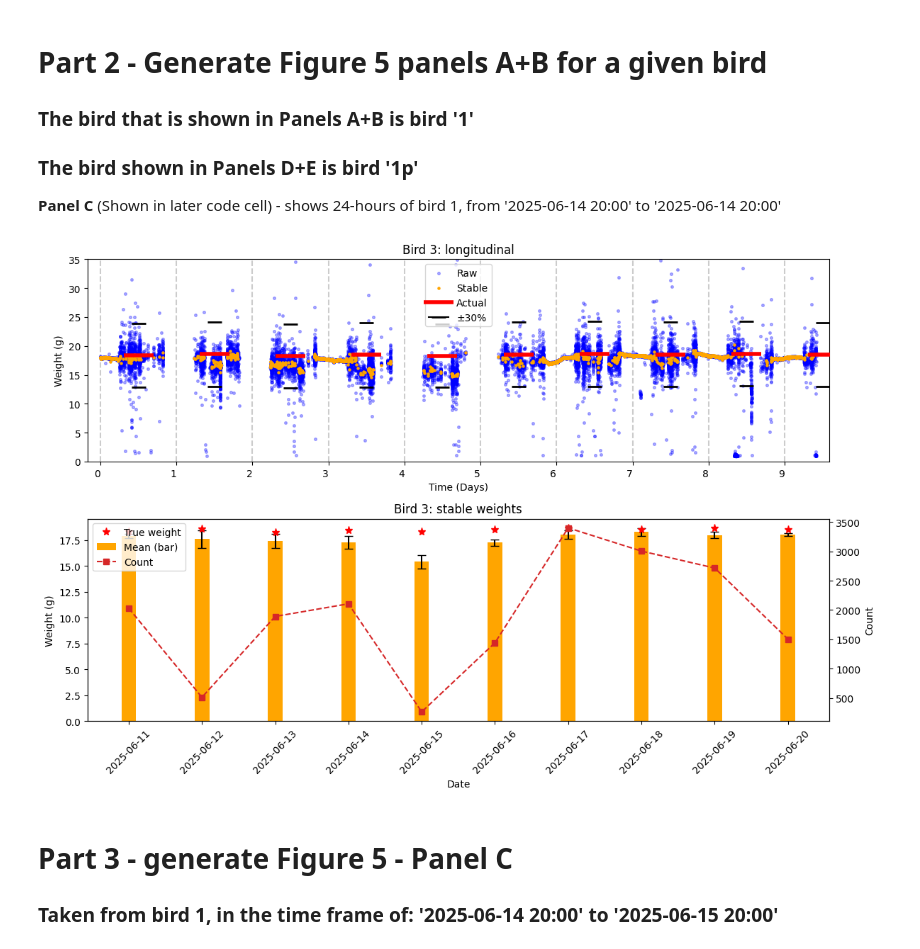
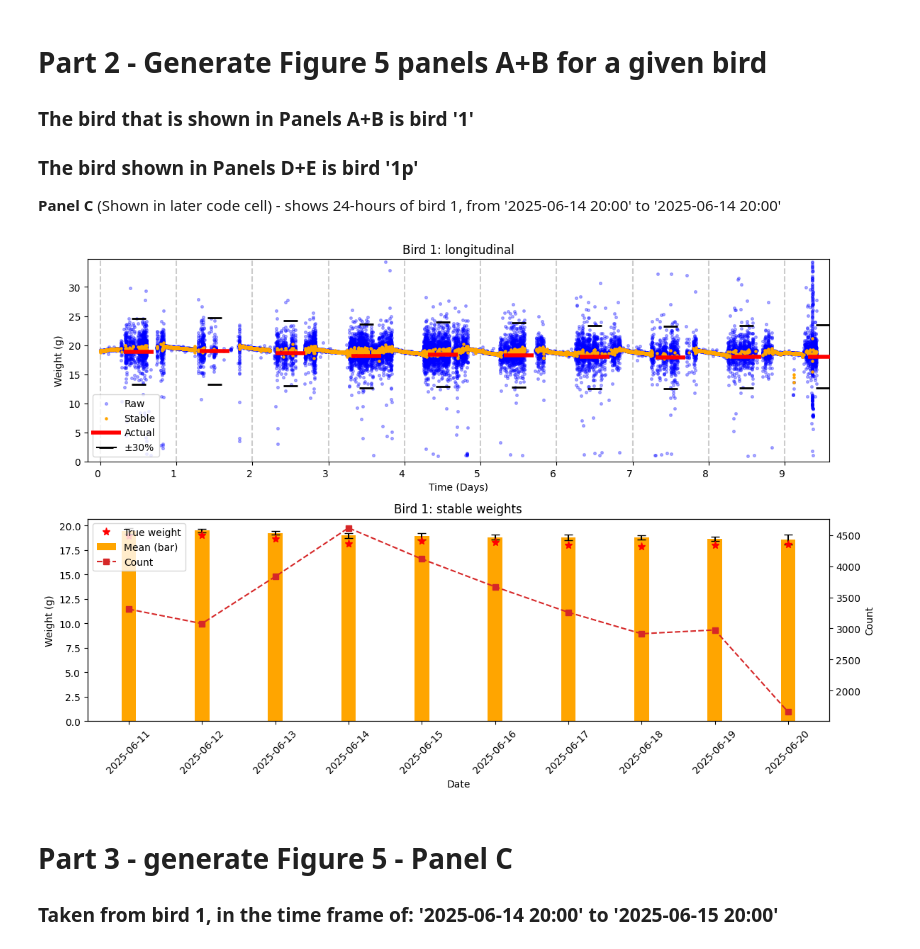
Before and after one commit to NeuralSyntaxLab/perch-scale-manuscript, a Jupyter notebook: scripts/generate_fig_5.ipynb, the cells around one changed output. Drawn from its saved outputs; the diff is of its cells as text; code cells hidden in the pictures.

```diff
--- a/scripts/generate_fig_5.ipynb
+++ b/scripts/generate_fig_5.ipynb
@@ -296,7 +161,7 @@ def plot_stable_weight_summary(
 **Panel C** (Shown in later code cell) - shows 24-hours of bird 1, from '2025-06-14 20:00' to '2025-06-14 20:00'
 # %%
 # Inputs
-bird_id = "3"  # canonical ID ('1'..'6', 'p1', 't1', etc.)
+bird_id = "1"  # canonical ID ('1'..'6', 'p1', 't1', etc.)
 low_thrd, high_thrd = 1, 35
 win_size, step = 10, 10
 weight_fraction = 0.09
@@ -324,35 +189,35 @@ fig, (ax1, ax2) = plt.subplots(2, 1, figsize=(12, 8))
 plot_longitudinal(
     bird_id, weight_report_csv, weights_dict,
     low_thrd=low_thrd, high_thrd=high_thrd,
     win_size=win_size, step=step, weight_fraction=weight_fraction,
     start_date=start_date, end_date=end_date, start_time=start_time, end_time=end_time,
     figsize=(12,4),
     raw_downsample=raw_downsample, rel_downsample=rel_downsample,
     apply_ylim=False, add_actual_weights=True, ax=ax1,
     raw_downsample_day=raw_downsample_day, raw_downsample_night=raw_downsample_night,
     tolerance_fraction=tolerance_fraction,
     keep_out_of_range=keep_out_of_range
 )
 
 # Panel B
-summary = compute_stable_weight_summary(
+summary = compute_summary_metrics(
     bird_id, weight_report_csv, weights_dict,
     low_thrd=low_thrd, high_thrd=high_thrd,
     win_size=win_size, step=step, weight_fraction=weight_fraction,
     start_date=start_date, end_date=end_date, start_time=start_time, end_time=end_time,
     tolerance_fraction=tolerance_fraction, weights_csv_path=str(weights_csv_path),
     keep_out_of_range=keep_out_of_range
 )
 plot_stable_weight_summary(
     summary, bird_id,
     main_estimator='mean', plot_mode=False, plot_mean=False, plot_median=False,
     plot_actual_weights=True, ax=ax2, figsize=(12,4)
 )
 
 plt.tight_layout()
 plt.show()
 # %% [output]
-[figure, old version]
+[figure, new version]
 # %% [markdown]
 # Part 3 - generate Figure 5 - Panel C
 
```
Also changed, not shown: parts of 4 cells of this notebook, 12 other files.
